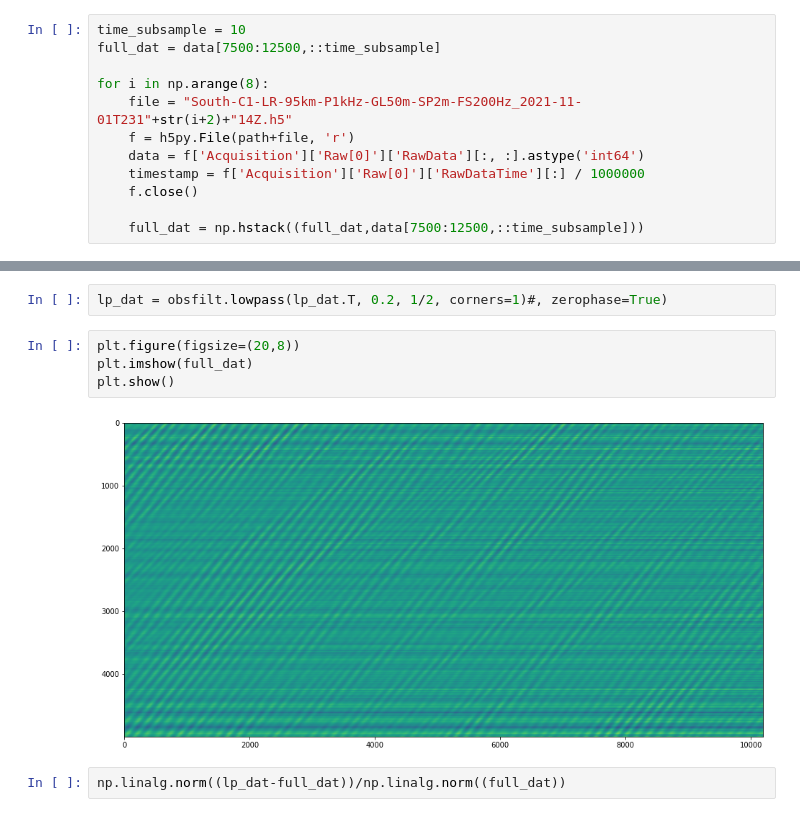
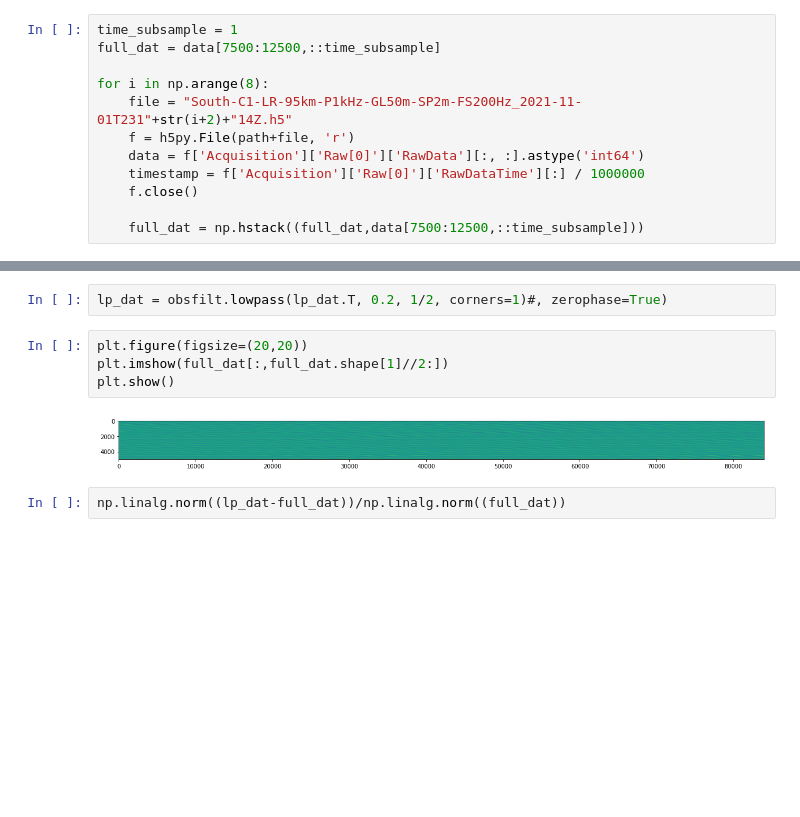
Before and after one commit to Laurd11/sindy-das-new, a Jupyter notebook: extras-testing.ipynb, the cells around one changed output, grey strips where cells are left out. Cells and saved outputs as stored; diff of their text form; blank space fills up the shorter version.

```diff
--- a/extras-testing.ipynb
+++ b/extras-testing.ipynb
@@ -48,7 +49,7 @@ f.close()
 # timestamp = f['Acquisition']['Raw[0]']['RawDataTime'][:] / 1000000
 # f.close()
 # %%
-time_subsample = 10
+time_subsample = 1
 full_dat = data[7500:12500,::time_subsample]
 
 for i in np.arange(8):
@@ -154,11 +154,11 @@ plt.show()
 # %%
 lp_dat = obsfilt.lowpass(lp_dat.T, 0.2, 1/2, corners=1)#, zerophase=True)
 # %%
-plt.figure(figsize=(20,8))
-plt.imshow(full_dat)
+plt.figure(figsize=(20,20))
+plt.imshow(full_dat[:,full_dat.shape[1]//2:])
 plt.show()
 # %% [output]
-[figure, old version]
+[figure, new version]
 # %%
 np.linalg.norm((lp_dat-full_dat))/np.linalg.norm((full_dat))
 # %% [output]
```
Also changed, not shown: parts of 13 cells of this notebook, 5 other files.
